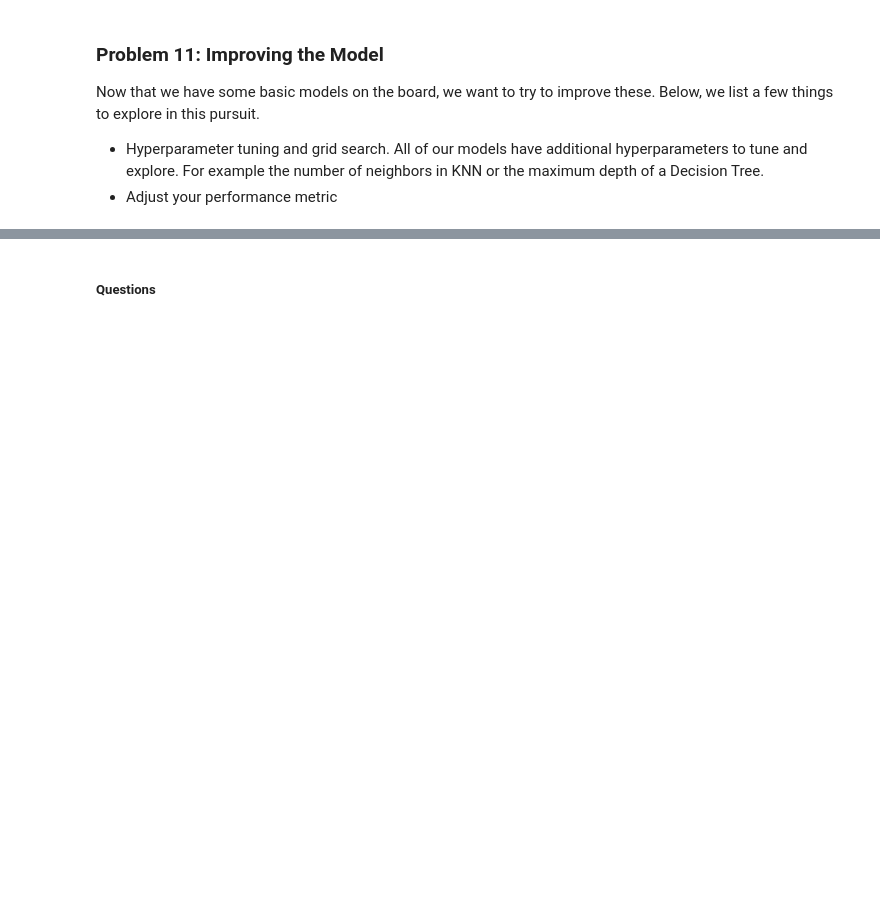
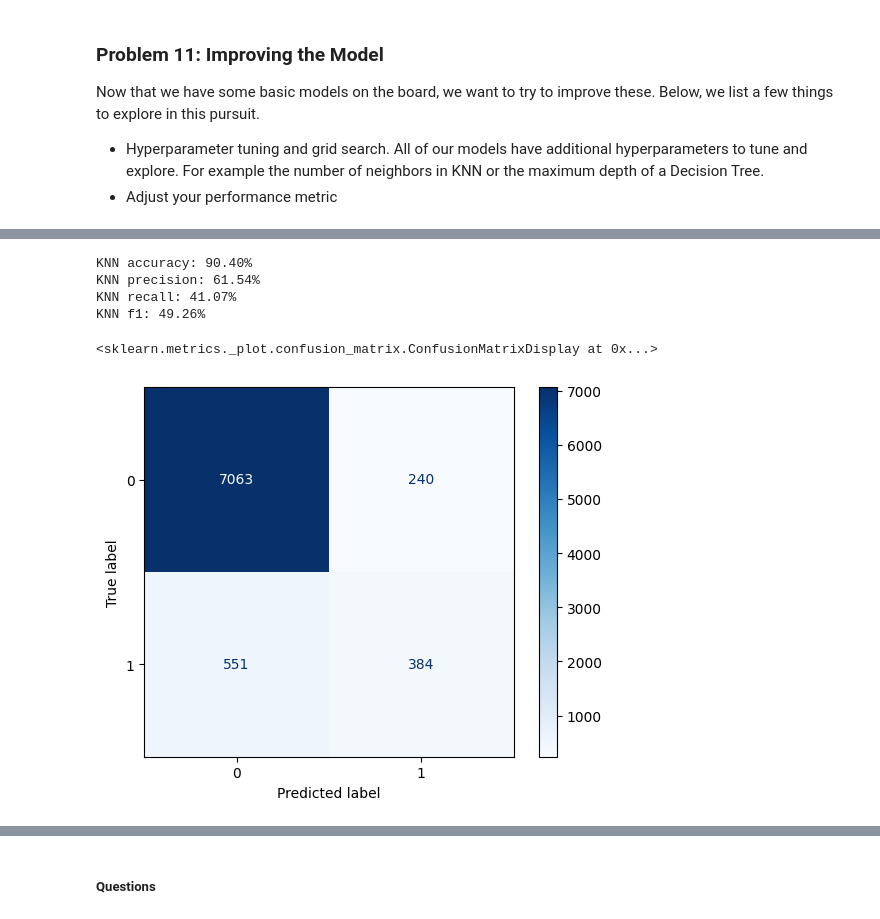
Before and after one commit to karthikiyerrrr/KBI-Practical-Applications, a Jupyter notebook: assignment17_1/prompt_III.ipynb, the cells around one changed output, grey strips where cells are left out. Drawn from its saved outputs; the diff is of its cells as text; code cells hidden in the pictures; blank space fills up the shorter version.

```diff
--- a/assignment17_1/prompt_III.ipynb
+++ b/assignment17_1/prompt_III.ipynb
@@ -101,0 +425,14 @@ Now that we have some basic models on the board, we want to try to improve these
+# %%
+knn_pipe = Pipeline([
+    ('preprocessor', preprocessor),
+    ('knn', KNeighborsClassifier())
+])
+
+knn_param_grid = {
+    'knn__n_neighbors': [3, 5, 7, 9]
+}
+
+knn_grid = GridSearchCV(knn_pipe, knn_param_grid, cv=5, verbose=2)
+knn_grid.fit(X_train, y_train)
+
+print(f'Best KNN model: {knn_grid.best_params_}')
@@ -101,0 +457,15 @@ Now that we have some basic models on the board, we want to try to improve these
+# %%
+knn_acc, knn_precision, knn_recall, knn_f1, knn_cm = evaluate_model(knn_grid)
+print(f"KNN accuracy: {knn_acc:.2%}")
+print(f"KNN precision: {knn_precision:.2%}")
+print(f"KNN recall: {knn_recall:.2%}")
+print(f"KNN f1: {knn_f1:.2%}")
+disp = ConfusionMatrixDisplay(confusion_matrix=knn_cm, display_labels=knn_grid.classes_)
+disp.plot(cmap='Blues')
+# %% [output]
+KNN accuracy: 90.40%
+KNN precision: 61.54%
+KNN recall: 41.07%
+KNN f1: 49.26%
+<sklearn.metrics._plot.confusion_matrix.ConfusionMatrixDisplay at 0x...>
+[figure, added]
```
Also changed, not shown: parts of 29 cells of this notebook, 1 other file.
